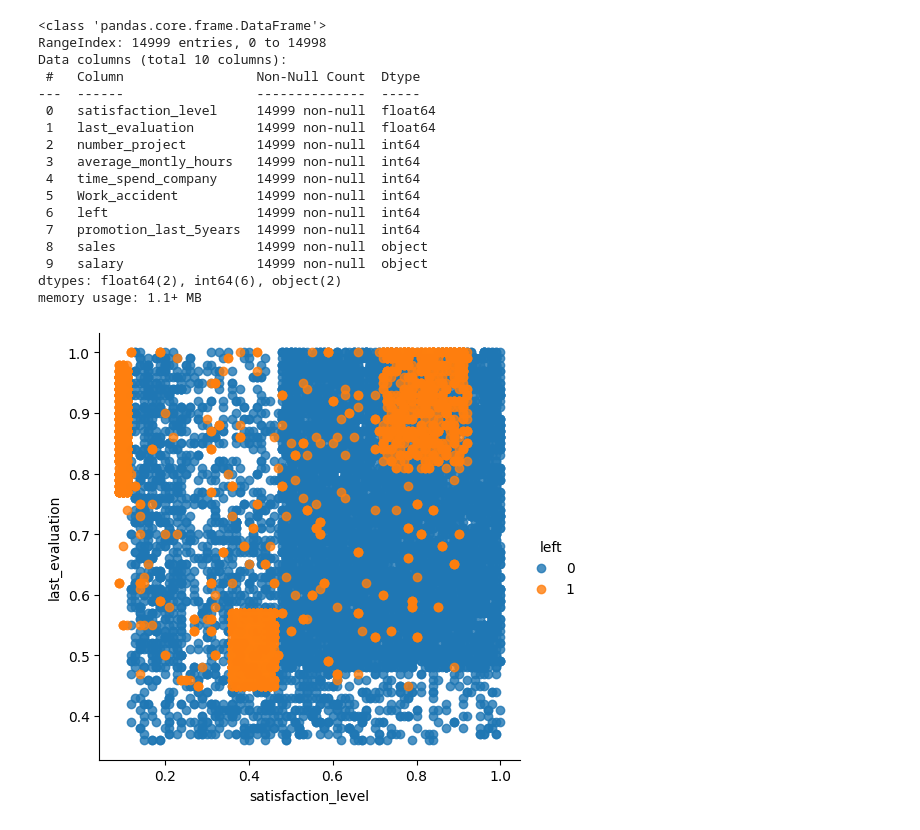
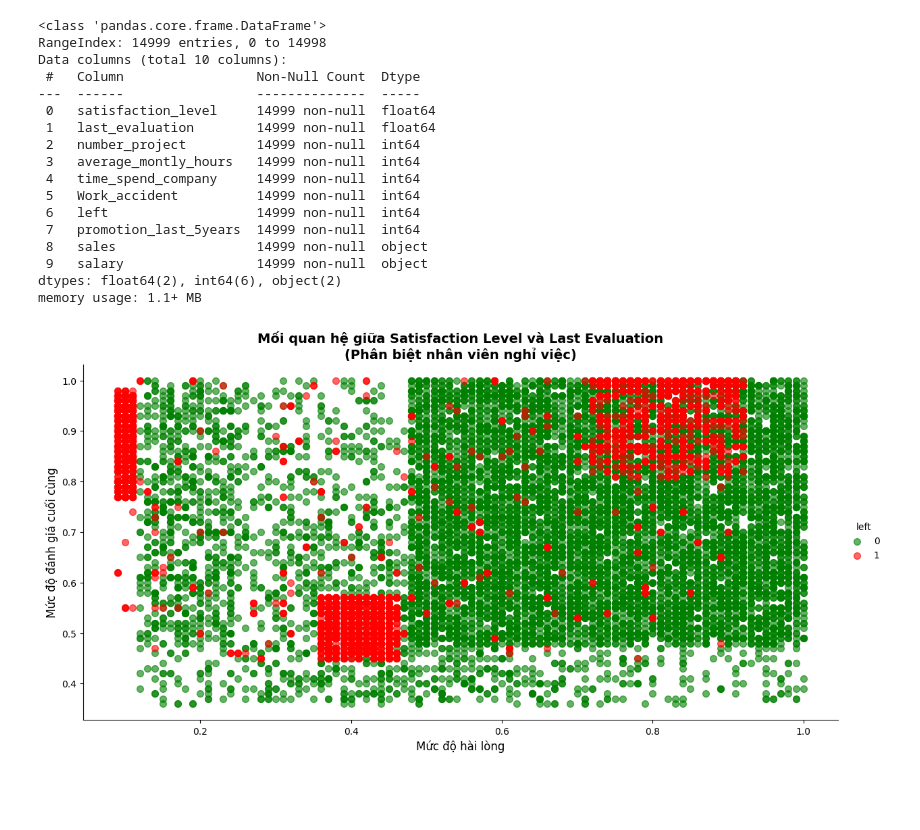
Before and after one commit to Cgaz275/PTDL, a Jupyter notebook: PTDL.ipynb, the cells around one changed output. Cells and saved outputs as stored; diff of their text form; code cells hidden in the pictures; blank space fills up the shorter version.

```diff
--- a/PTDL.ipynb
+++ b/PTDL.ipynb
@@ -66,15 +66,31 @@ Data columns (total 10 columns):
  9   salary                 14999 non-null  object
 dtypes: float64(2), int64(6), object(2)
 memory usage: 1.1+ MB
-# %%
-from pyspark.sql import SparkSession
-spark = SparkSession.builder.appName('HR_comma_sep').getOrCreate()
-
-sns.lmplot(x='satisfaction_level', y='last_evaluation', data=df, fit_reg=False, hue='left')
-
-plt.show()
-# %% [output]
-[figure, removed]
+# %%
+from pyspark.sql import SparkSession
+spark = SparkSession.builder.appName('HR_comma_sep').getOrCreate()
+
+plot = sns.lmplot(
+    x="satisfaction_level",
+    y="last_evaluation",
+    data=df,
+    fit_reg=False,  # Không vẽ đường hồi quy
+    hue="left",  # Phân biệt màu theo trạng thái nghỉ việc
+    palette={0: "green", 1: "red"},  # Màu sắc: Xanh cho nhân viên còn làm, Đỏ cho nghỉ việc
+    height=6,  # Chiều cao biểu đồ
+    aspect=2,  # Tỷ lệ khung hình (rộng hơn)
+    scatter_kws={'s': 50, 'alpha': 0.6}  # Kích thước điểm (s), độ trong suốt (alpha)
+)
+
+# Tùy chỉnh nhãn và tiêu đề
+plt.xlabel("Mức độ hài lòng", fontsize=12)
+plt.ylabel("Mức độ đánh giá cuối cùng", fontsize=12)
+plt.title("Mối quan hệ giữa Satisfaction Level và Last Evaluation\n(Phân biệt nhân viên nghỉ việc)", fontsize=14, fontweight="bold")
+
+# Hiển thị biểu đồ
+plt.show()
+# %% [output]
+[figure, added]
 # %%
 # box plot
 sns.boxplot(x='salary', y='satisfaction_level', data=df)
```
Also changed, not shown: parts of 2 cells of this notebook.
